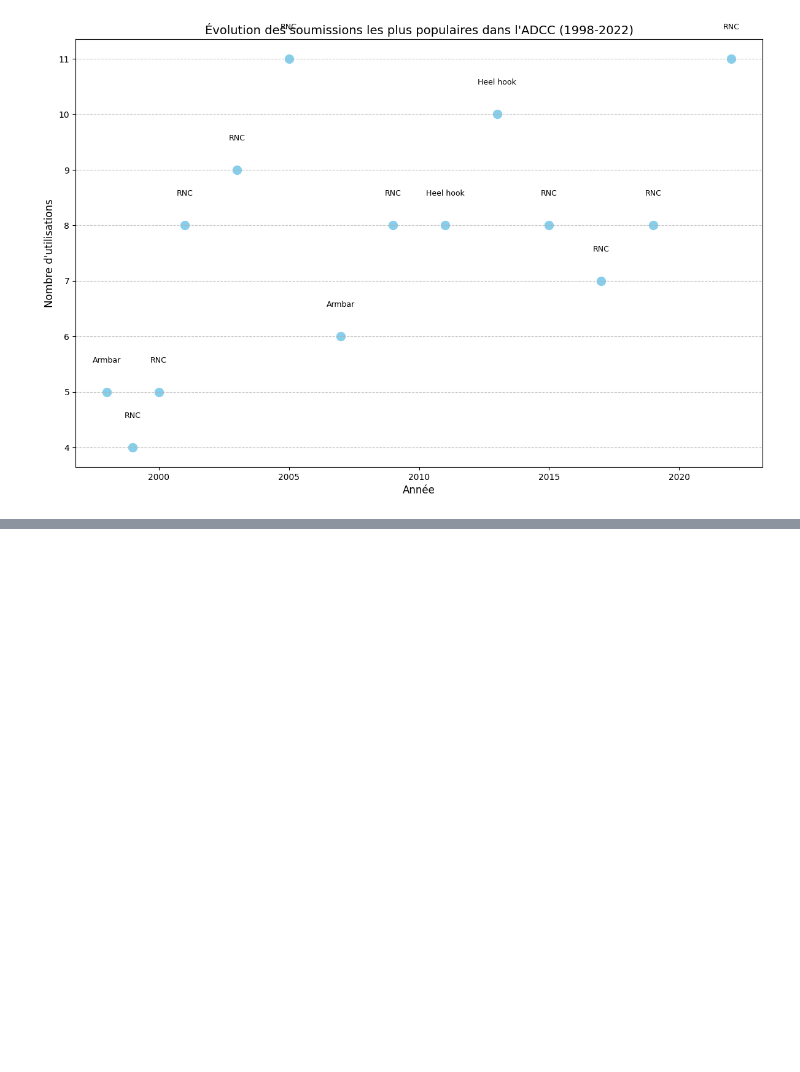
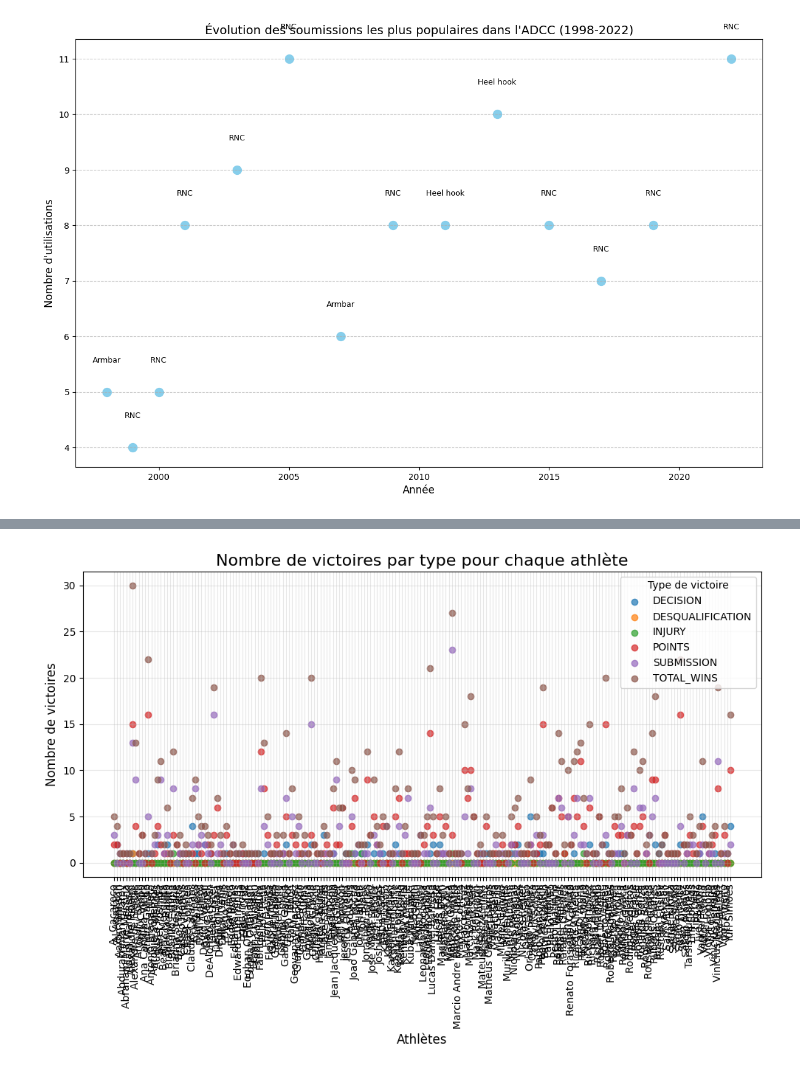
Before and after one commit to iliasak47/adcc, a Jupyter notebook: Clustering_ADCC.ipynb, the cells around one changed output, grey strips where cells are left out. Saved outputs shown, nothing was run; the diff lists cells and outputs as text; code cells hidden in the pictures; blank space fills up the shorter version.

Commit message:
Partie sur le clustering fini

```diff
--- a/Clustering_ADCC.ipynb
+++ b/Clustering_ADCC.ipynb
@@ -314,0 +328,3 @@ plt.show()
+# %%
+clust_adcc= adcc[['winner_name','win_type']]
+print(clust_adcc)
@@ -314,0 +346,3 @@ plt.show()
+# %%
+groupedclust= clust_adcc.groupby(['winner_name','win_type']).size().reset_index(name='count')
+print(groupedclust)
@@ -314,0 +366,2 @@ plt.show()
+# %%
+pivoted= groupedclust.pivot(index='winner_name', columns='win_type', values='count')
@@ -314,0 +370,2 @@ plt.show()
+# %%
+pivoted = pivoted.fillna(0)
@@ -314,0 +390,22 @@ plt.show()
+# %%
+plt.figure(figsize=(10, 7))
+
+# Plot every type of victory
+for win_type in pivoted.columns:
+    plt.scatter(
+        pivoted.index,  # Athlete names
+        pivoted[win_type],  # Nb victories per type
+        label=win_type,  # Label to differnciate the type of win
+        alpha=0.7  # Transparency
+    )
+
+plt.xticks(rotation=90)
+plt.title("Nombre de victoires par type pour chaque athlète", fontsize=16)
+plt.xlabel("Athlètes", fontsize=12)
+plt.ylabel("Nombre de victoires", fontsize=12)
+plt.legend(title="Type de victoire")
+plt.grid(alpha=0.3)
+plt.tight_layout()
+plt.show()
+# %% [output]
+[figure, added]
```
Also changed, not shown: parts of 13 cells of this notebook.
